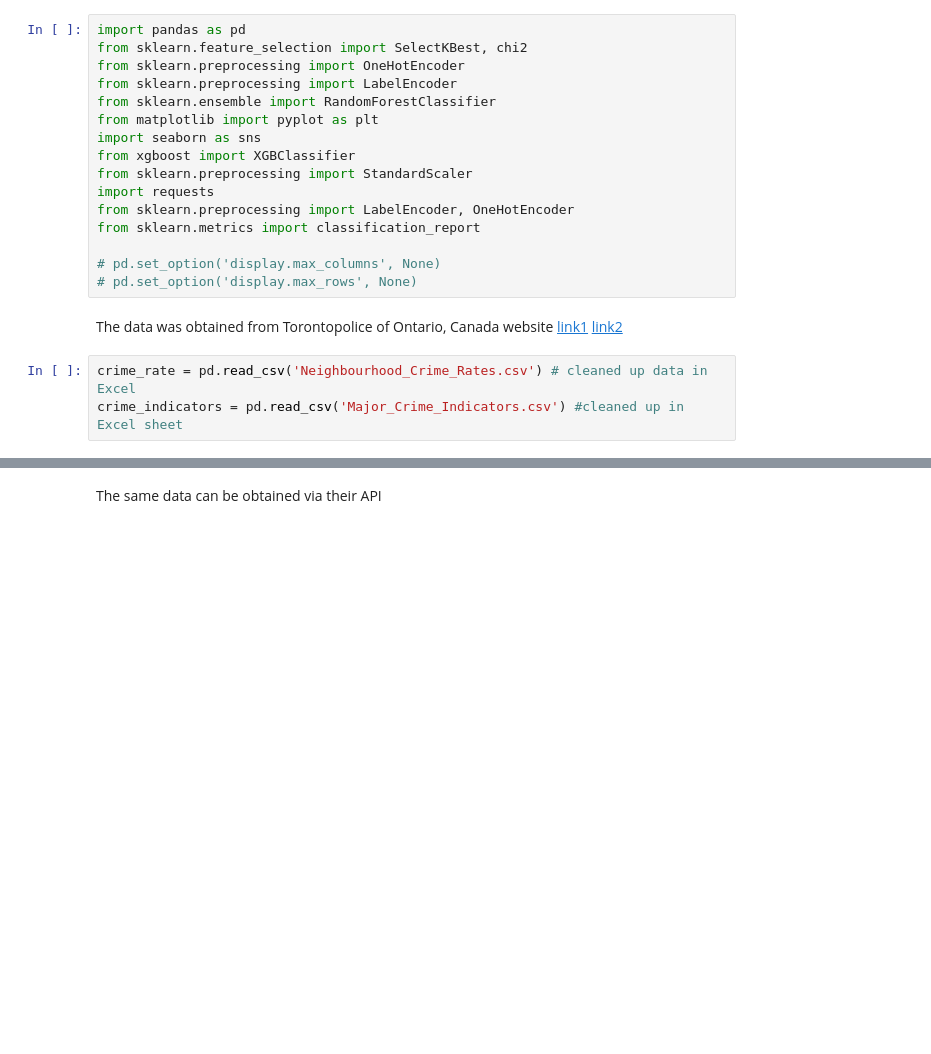
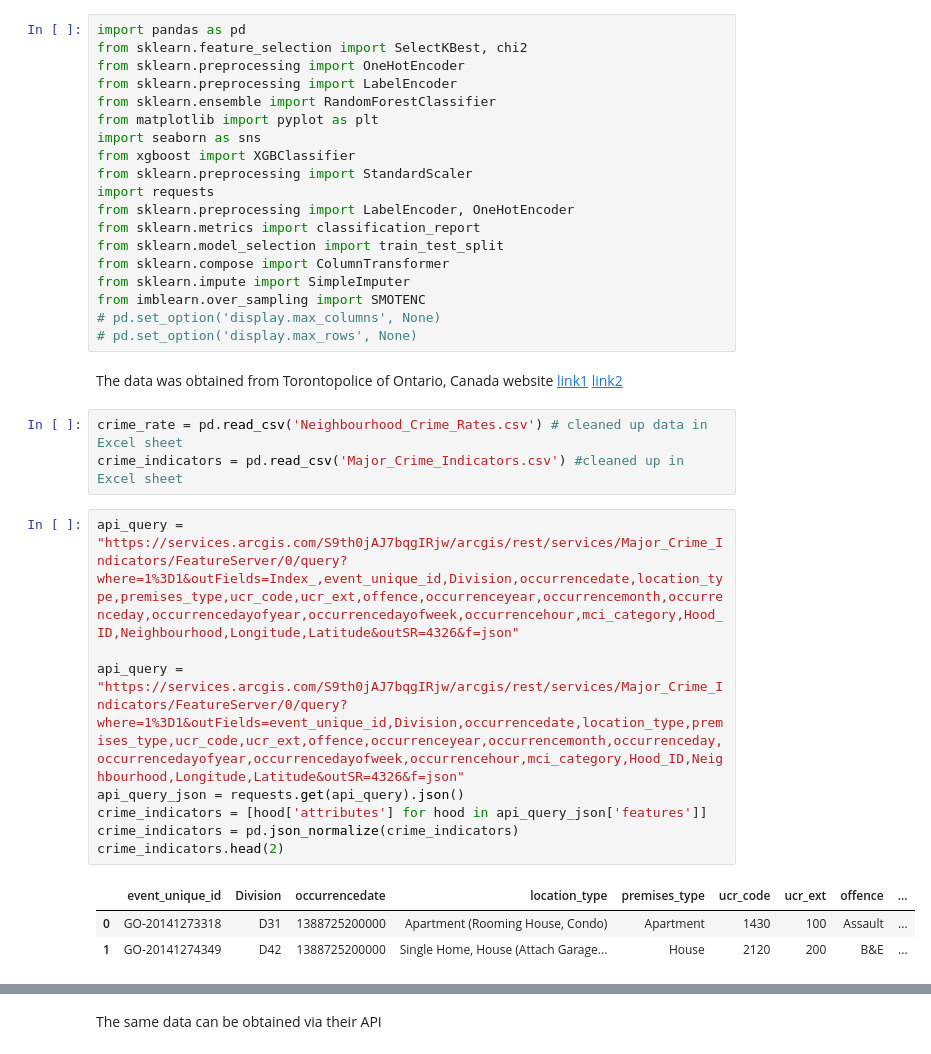
Before and after one commit to shilpasy/CrimeCategoryPrediction_Capstone, a Jupyter notebook: CrimeCategoryPrediction.ipynb, the cells around one changed output, grey strips where cells are left out. Saved outputs shown, nothing was run; the diff lists cells and outputs as text; blank space fills up the shorter version.

```diff
--- a/CrimeCategoryPrediction.ipynb
+++ b/CrimeCategoryPrediction.ipynb
@@ -11,12 +11,27 @@ from sklearn.preprocessing import StandardScaler
 import requests
 from sklearn.preprocessing import LabelEncoder, OneHotEncoder
 from sklearn.metrics import classification_report
-
+from sklearn.model_selection import train_test_split
+from sklearn.compose import ColumnTransformer
+from sklearn.impute import SimpleImputer
+from imblearn.over_sampling import SMOTENC
 # pd.set_option('display.max_columns', None)
 # pd.set_option('display.max_rows', None)
 # %% [markdown]
 The data was obtained from Torontopolice of Ontario, Canada website [link1](https://data.torontopolice.on.ca/datasets/TorontoPS::major-crime-indicators-1/explore?location=43.171926%2C-76.506260%2C7.73)
 [link2](https://data.torontopolice.on.ca/datasets/TorontoPS::neighbourhood-crime-rates-2/explore?location=43.678562%2C-79.378187%2C7.73)
 # %%
-crime_rate = pd.read_csv('Neighbourhood_Crime_Rates.csv') # cleaned up data in Excel
+crime_rate = pd.read_csv('Neighbourhood_Crime_Rates.csv') # cleaned up data in Excel sheet
 crime_indicators = pd.read_csv('Major_Crime_Indicators.csv') #cleaned up in Excel sheet
+# %%
+api_query = "https://services.arcgis.com/S9th0jAJ7bqgIRjw/arcgis/rest/services/Major_Crime_Indicators/FeatureServer/0/query?where=1%3D1&outFields=Index_,event_unique_id,Division,occurrencedate,location_type,premises_type,ucr_code,ucr_ext,offence,occurrenceyear,occurrencemonth,occurrenceday,occurrencedayofyear,occurrencedayofweek,occurrencehour,mci_category,Hood_ID,Neighbourhood,Longitude,Latitude&outSR=4326&f=json"
+
+api_query = "https://services.arcgis.com/S9th0jAJ7bqgIRjw/arcgis/rest/services/Major_Crime_Indicators/FeatureServer/0/query?where=1%3D1&outFields=event_unique_id,Division,occurrencedate,location_type,premises_type,ucr_code,ucr_ext,offence,occurrenceyear,occurrencemonth,occurrenceday,occurrencedayofyear,occurrencedayofweek,occurrencehour,mci_category,Hood_ID,Neighbourhood,Longitude,Latitude&outSR=4326&f=json"
+api_query_json = requests.get(api_query).json()
+crime_indicators = [hood['attributes'] for hood in api_query_json['features']]
+crime_indicators = pd.json_normalize(crime_indicators)
+crime_indicators.head(2)
+# %% [output]
+|  | event_unique_id | Division | occurrencedate | location_type | premises_type | ucr_code | ucr_ext | offence | ... |
+| 0 | GO-20141273318 | D31 | 1388725200000 | Apartment (Rooming House, Condo) | Apartment | 1430 | 100 | Assault | ... |
+| 1 | GO-20141274349 | D42 | 1388725200000 | Single Home, House (Attach Garage... | House | 2120 | 200 | B&E | ... |
```
Also changed, not shown: parts of 33 cells of this notebook.
